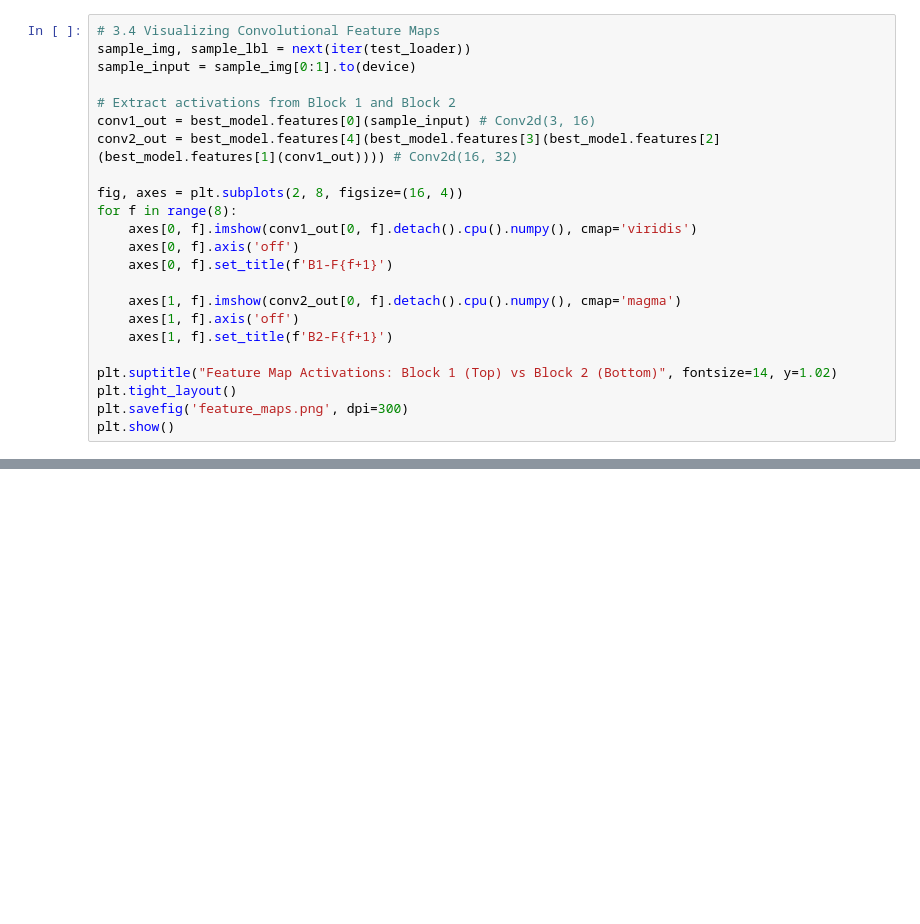
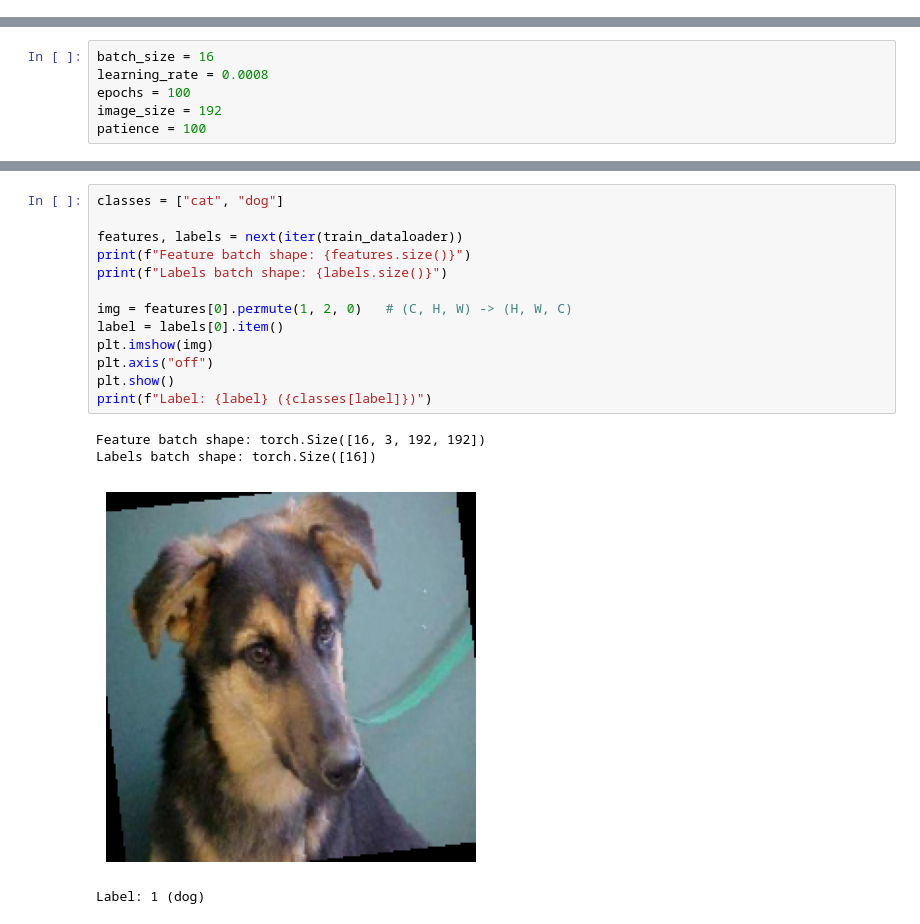
Before and after one commit to johannm00-ux/Deep-Learning-Project-1, a Jupyter notebook: First Project - Deep Learning.ipynb, the cells around one changed output, grey strips where cells are left out. Saved outputs shown, nothing was run; the diff lists cells and outputs as text; blank space fills up the shorter version.

```diff
--- a/First Project - Deep Learning.ipynb
+++ b/First Project - Deep Learning.ipynb
@@ -408,23 +0,0 @@ else:
-# %%
-# 3.4 Visualizing Convolutional Feature Maps
-sample_img, sample_lbl = next(iter(test_loader))
-sample_input = sample_img[0:1].to(device)
-
-# Extract activations from Block 1 and Block 2
-conv1_out = best_model.features[0](sample_input) # Conv2d(3, 16)
-conv2_out = best_model.features[4](best_model.features[3](best_model.features[2](best_model.features[1](conv1_out)))) # Conv2d(16, 32)
-
-fig, axes = plt.subplots(2, 8, figsize=(16, 4))
-for f in range(8):
-    axes[0, f].imshow(conv1_out[0, f].detach().cpu().numpy(), cmap='viridis')
-    axes[0, f].axis('off')
-    axes[0, f].set_title(f'B1-F{f+1}')
-
-    axes[1, f].imshow(conv2_out[0, f].detach().cpu().numpy(), cmap='magma')
-    axes[1, f].axis('off')
-    axes[1, f].set_title(f'B2-F{f+1}')
-
-plt.suptitle("Feature Map Activations: Block 1 (Top) vs Block 2 (Bottom)", fontsize=14, y=1.02)
-plt.tight_layout()
-plt.savefig('feature_maps.png', dpi=300)
-plt.show()
@@ -497,0 +102,6 @@ print("✓ Competition submission files are 100% verified and ready!")
+# %%
+batch_size = 16
+learning_rate = 0.0008
+epochs = 100
+image_size = 192
+patience = 100
@@ -497,0 +233,18 @@ print("✓ Competition submission files are 100% verified and ready!")
+# %%
+classes = ["cat", "dog"]
+
+features, labels = next(iter(train_dataloader))
+print(f"Feature batch shape: {features.size()}")
+print(f"Labels batch shape: {labels.size()}")
+
+img = features[0].permute(1, 2, 0)   # (C, H, W) -> (H, W, C)
+label = labels[0].item()
+plt.imshow(img)
+plt.axis("off")
+plt.show()
+print(f"Label: {label} ({classes[label]})")
+# %% [output]
+Feature batch shape: torch.Size([16, 3, 192, 192])
+Labels batch shape: torch.Size([16])
+[figure, added]
+Label: 1 (dog)
```
Also changed, not shown: parts of 60 cells of this notebook.
